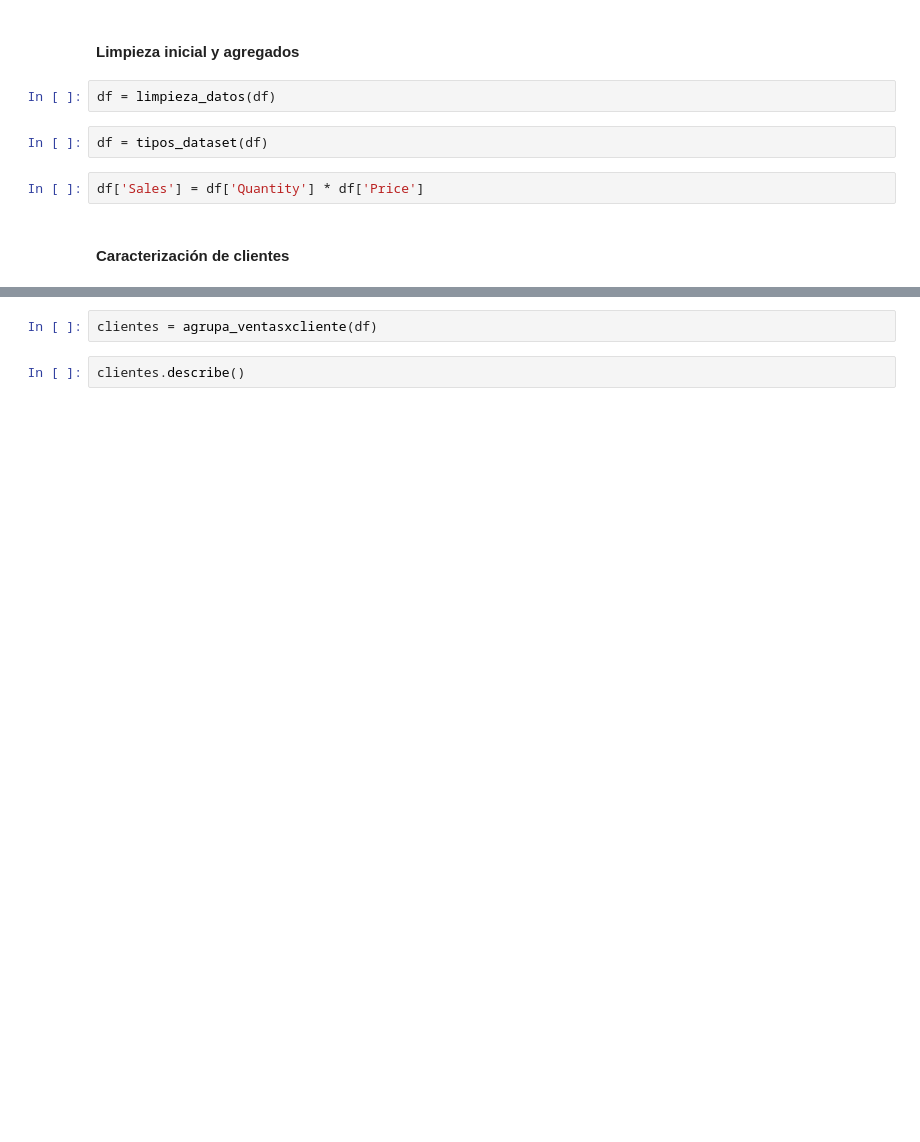
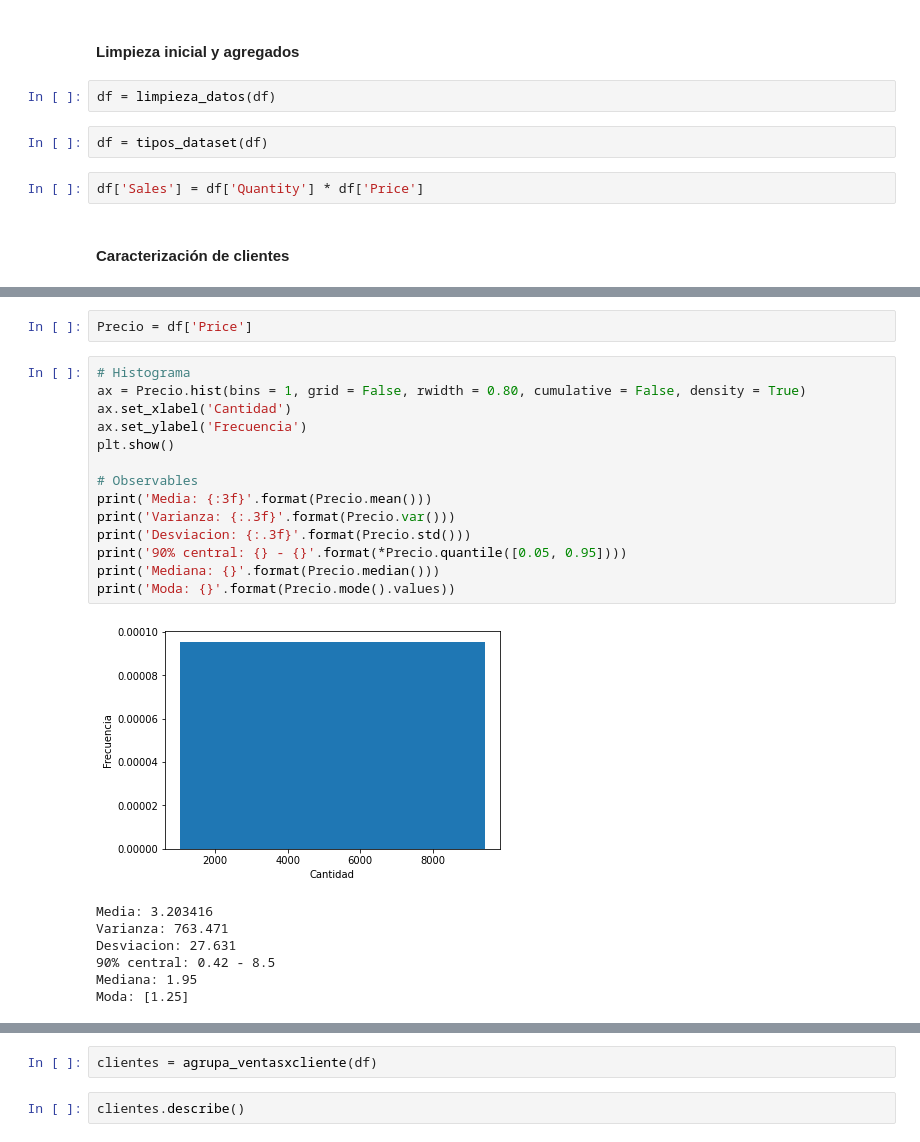
Before and after one commit to hcgalvan/UNSAM-Machine-Learning-on-Economics, a Jupyter notebook: TP-EcoData-Borrador.ipynb, the cells around one changed output, grey strips where cells are left out. Drawn from its saved outputs; the diff is of its cells as text; blank space fills up the shorter version.

```diff
--- a/TP-EcoData-Borrador.ipynb
+++ b/TP-EcoData-Borrador.ipynb
@@ -801,3 +808,27 @@ Name: Customer ID, dtype: float64
+# %%
+Precio = df['Price']
+# %%
+# Histograma
+ax = Precio.hist(bins = 1, grid = False, rwidth = 0.80, cumulative = False, density = True)
+ax.set_xlabel('Cantidad')
+ax.set_ylabel('Frecuencia')
+plt.show()
+
+# Observables
+print('Media: {:3f}'.format(Precio.mean()))
+print('Varianza: {:.3f}'.format(Precio.var()))
+print('Desviacion: {:.3f}'.format(Precio.std()))
+print('90% central: {} - {}'.format(*Precio.quantile([0.05, 0.95])))
+print('Mediana: {}'.format(Precio.median()))
+print('Moda: {}'.format(Precio.mode().values))
+# %% [output]
+[figure, added]
+Media: 3.203416
+Varianza: 763.471
+Desviacion: 27.631
+90% central: 0.42 - 8.5
+Mediana: 1.95
+Moda: [1.25]
 # %%
 df['Quantity'].describe()
 # %% [output]
```
Also changed, not shown: parts of 28 cells of this notebook, 17 other files.
